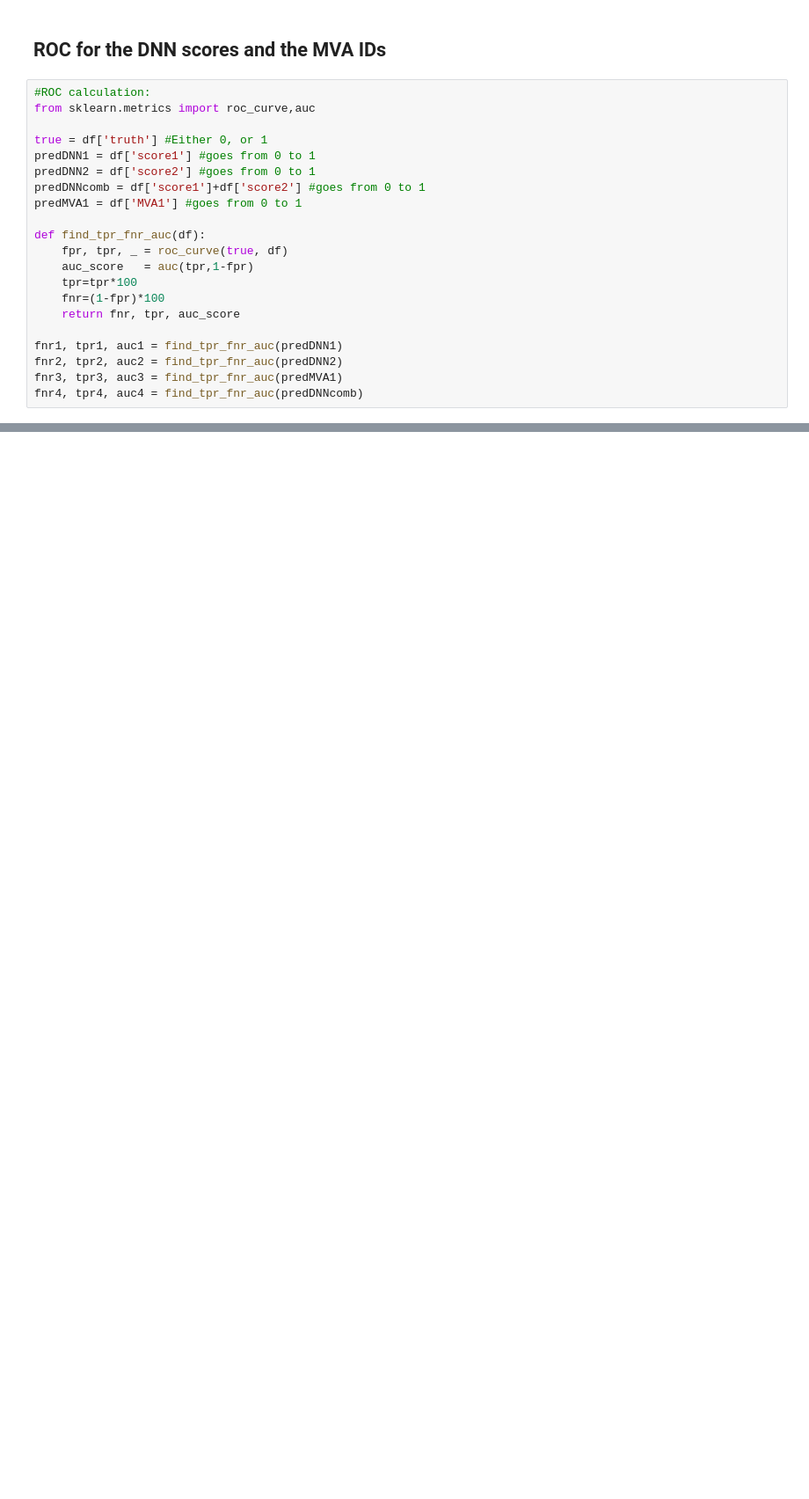
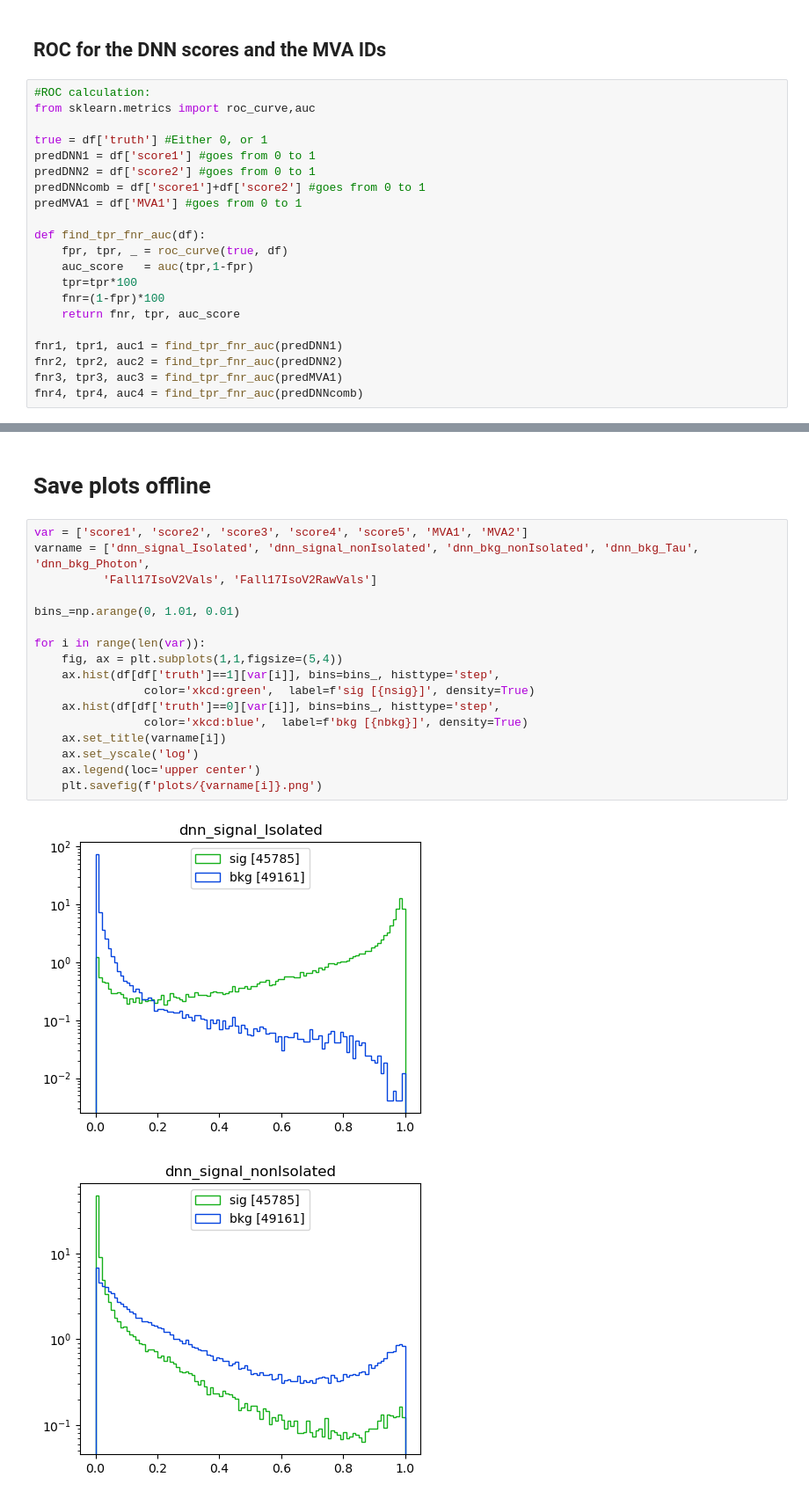
Before and after one commit to phazarik/Electron-DNN-ID-study, a Jupyter notebook: dnn_electron_id.ipynb, the cells around one changed output, grey strips where cells are left out. Shown at 88% size. Cells and saved outputs as stored; diff of their text form; blank space fills up the shorter version.

```diff
--- a/dnn_electron_id.ipynb
+++ b/dnn_electron_id.ipynb
@@ -274,0 +277,22 @@ plt.show()
+# %% [markdown]
+# Save plots offline
+# %%
+var = ['score1', 'score2', 'score3', 'score4', 'score5', 'MVA1', 'MVA2']
+varname = ['dnn_signal_Isolated', 'dnn_signal_nonIsolated', 'dnn_bkg_nonIsolated', 'dnn_bkg_Tau', 'dnn_bkg_Photon',
+          'Fall17IsoV2Vals', 'Fall17IsoV2RawVals']
+
+bins_=np.arange(0, 1.01, 0.01)
+
+for i in range(len(var)):
+    fig, ax = plt.subplots(1,1,figsize=(5,4))
+    ax.hist(df[df['truth']==1][var[i]], bins=bins_, histtype='step',
+                color='xkcd:green',  label=f'sig [{nsig}]', density=True)
+    ax.hist(df[df['truth']==0][var[i]], bins=bins_, histtype='step',
+                color='xkcd:blue',  label=f'bkg [{nbkg}]', density=True)
+    ax.set_title(varname[i])
+    ax.set_yscale('log')
+    ax.legend(loc='upper center')
+    plt.savefig(f'plots/{varname[i]}.png')
+# %% [output]
+[figure, added]
+[figure, added]
```
Also changed, not shown: parts of 7 cells of this notebook, 8 other files.
